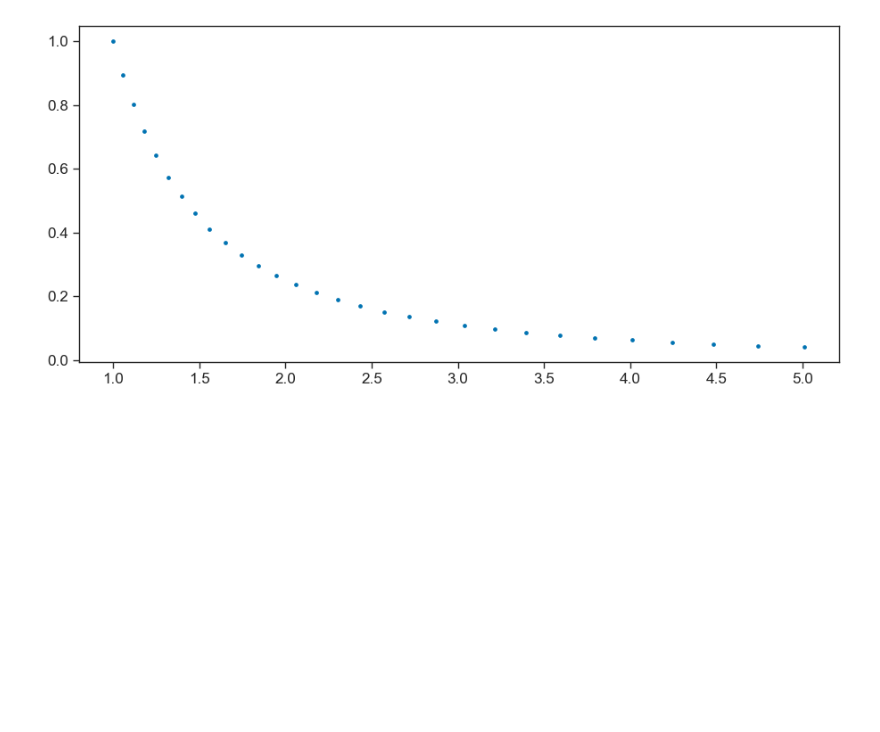
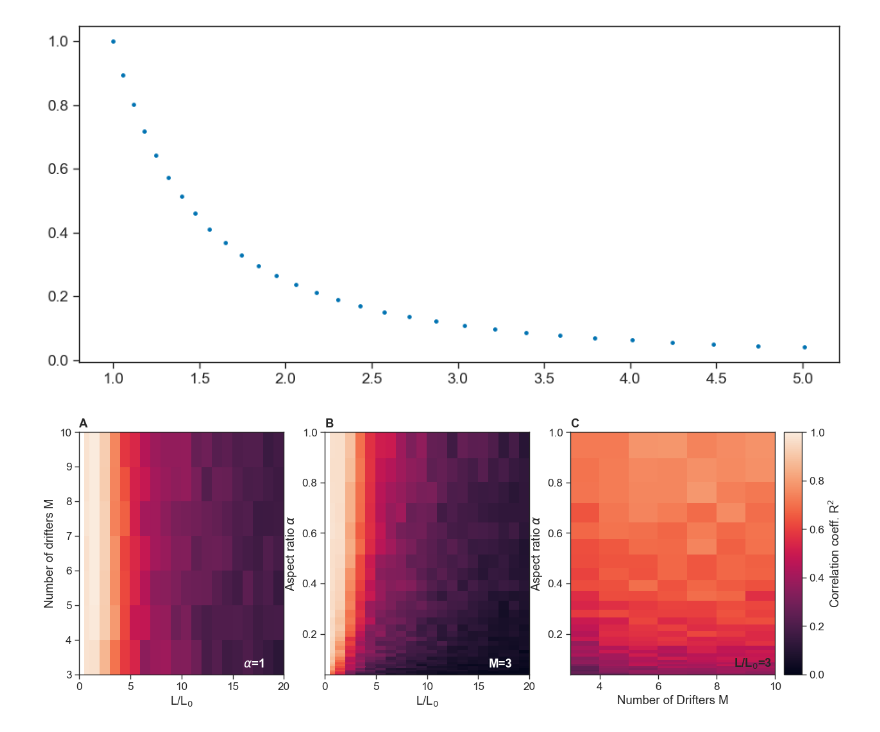
Before and after one commit to sessink/velocity_gradients, a Jupyter notebook: notebooks/ipynb/compute_sensitivity_2d.ipynb, the cells around one changed output. Cells and saved outputs as stored; diff of their text form; code cells hidden in the pictures; blank space fills up the shorter version.

```diff
--- a/notebooks/ipynb/compute_sensitivity_2d.ipynb
+++ b/notebooks/ipynb/compute_sensitivity_2d.ipynb
@@ -52,8 +52,8 @@ def monte_carlo(L, skew,M, N):
     vi = fv.ev(xi, yi)
 
     # find zeta at polygon center
-#     true1 = fzeta.ev(bn.nanmean(xi, axis=1), bn.nanmean(yi, axis=1))/f
-    true2 = np.nanmean( fzeta.ev(xi, yi), axis=1)/f
+    true2 = fzeta.ev(bn.nanmean(xi, axis=1), bn.nanmean(yi, axis=1))/f
+#     true2 = np.nanmean( fzeta.ev(xi, yi), axis=1)/f
 
     estimate = np.zeros(N)
     for i in range(N):
@@ -127,33 +117,37 @@ plt.colorbar()
 # %%
 f, ax = plt.subplots(1,3, figsize=(14,5))
 v = np.linspace(0, 0.4, 11, endpoint=True)
 
-h= ax[0].pcolor(llist, mlist, results.T, vmin=0, vmax=0.4)
+h= ax[0].pcolor(llist, mlist, results.T, vmin=0, vmax=1)
 # plt.colorbar(h, ax=ax[0])
 ax[0].set_xlabel(r'L/L$_0$')
 ax[0].set_ylabel('Number of drifters M')
+ax[0].set_xlim(0,20)
 
-h = ax[1].pcolor(llist,aspects,results1.T, vmin=0, vmax=0.4)
+h = ax[1].pcolor(llist,aspects,results1.T, vmin=0, vmax=1)
 # plt.colorbar(h, ax=ax[1])
 
 ax[1].set_xlabel(r'L/L$_0$')
 ax[1].set_ylabel(r'Aspect ratio $\alpha$')
+ax[1].set_xlim(0,20)
 
-h = ax[2].pcolor(mlist,aspects,results2.T, vmin=0, vmax=0.4)
+h = ax[2].pcolor(mlist,aspects,results2.T, vmin=0, vmax=1)
 # plt.colorbar(h, ax=ax[2]
 a = ax[2].get_position() # pos left, bottom, width, height
-cbar_ax = f.add_axes([a.bounds[0]+a.bounds[2]+0.01, a.bounds[1], 0.01, a.bounds[3] ]) #
+cbar_ax = f.add_axes([a.bounds[0]+a.bounds[2]+0.01, a.bounds[1], 0.02, a.bounds[3] ]) #
 cbar = f.colorbar(h, cax=cbar_ax,label=r'Correlation coeff. R$^2$') #,ticks=np.arange(0,1,10),')
 # cbar.ax.set_xticklabels(np.arange(0,1,10))
 
 ax[2].set_xlabel('Number of Drifters M')
 ax[2].set_ylabel(r'Aspect ratio $\alpha$')
 
 ax[0].annotate(r'$\alpha$=1',(0.8,0.03),xycoords='axes fraction',weight='bold', color='w')
 ax[1].annotate('M=3',(0.8,0.03),xycoords='axes fraction',weight='bold', color='w')
 ax[2].annotate(r'L/L$_0$=3',(0.8,0.03),xycoords='axes fraction',weight='bold')
 
 
 alphabet(ax)
 
 plt.savefig('../../figures/sensitivity_v2.pdf',bb_inches='tight',dpi=600)
+# %% [output]
+[figure, added]
```
Also changed, not shown: parts of 4 cells of this notebook, 2 other files.
